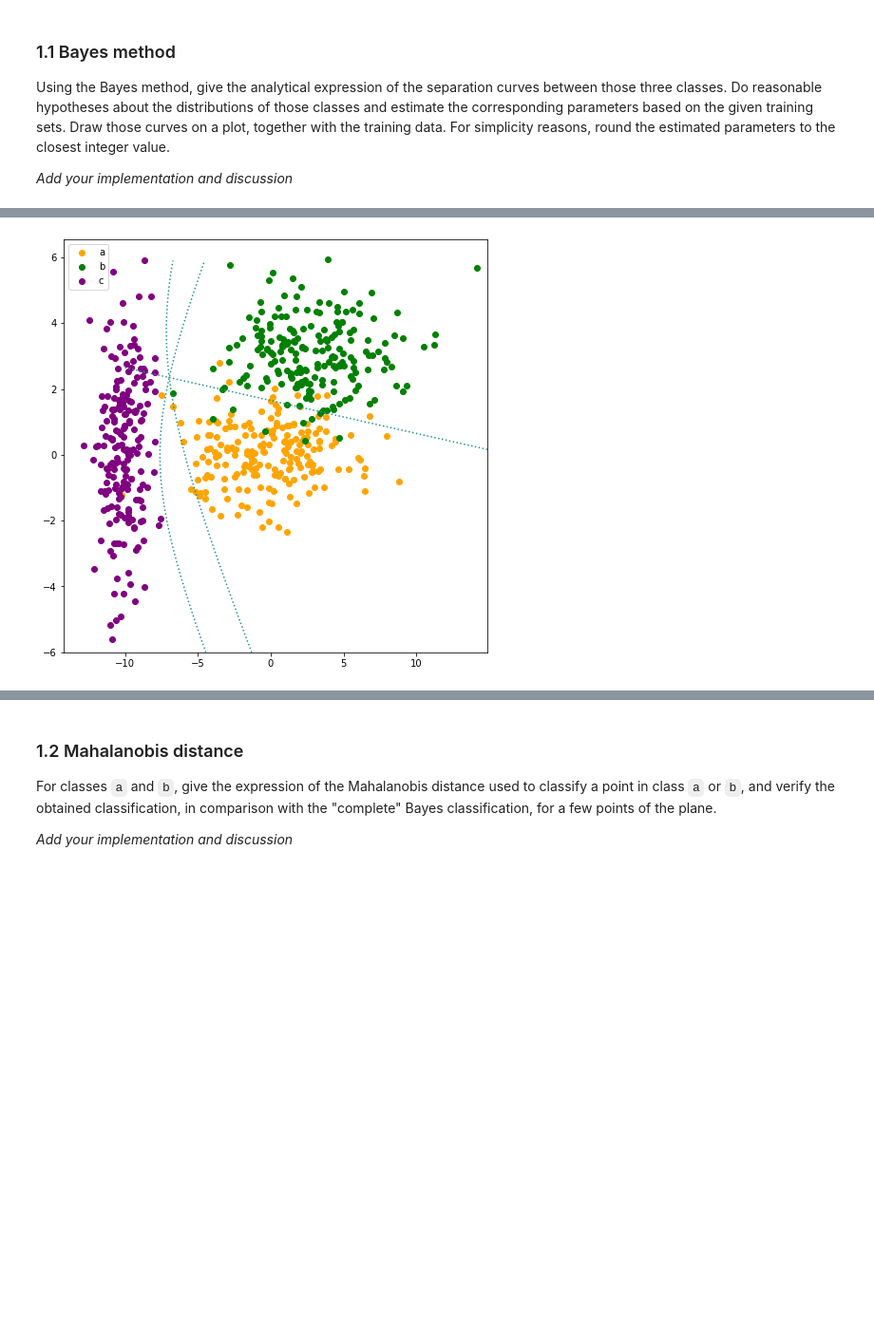
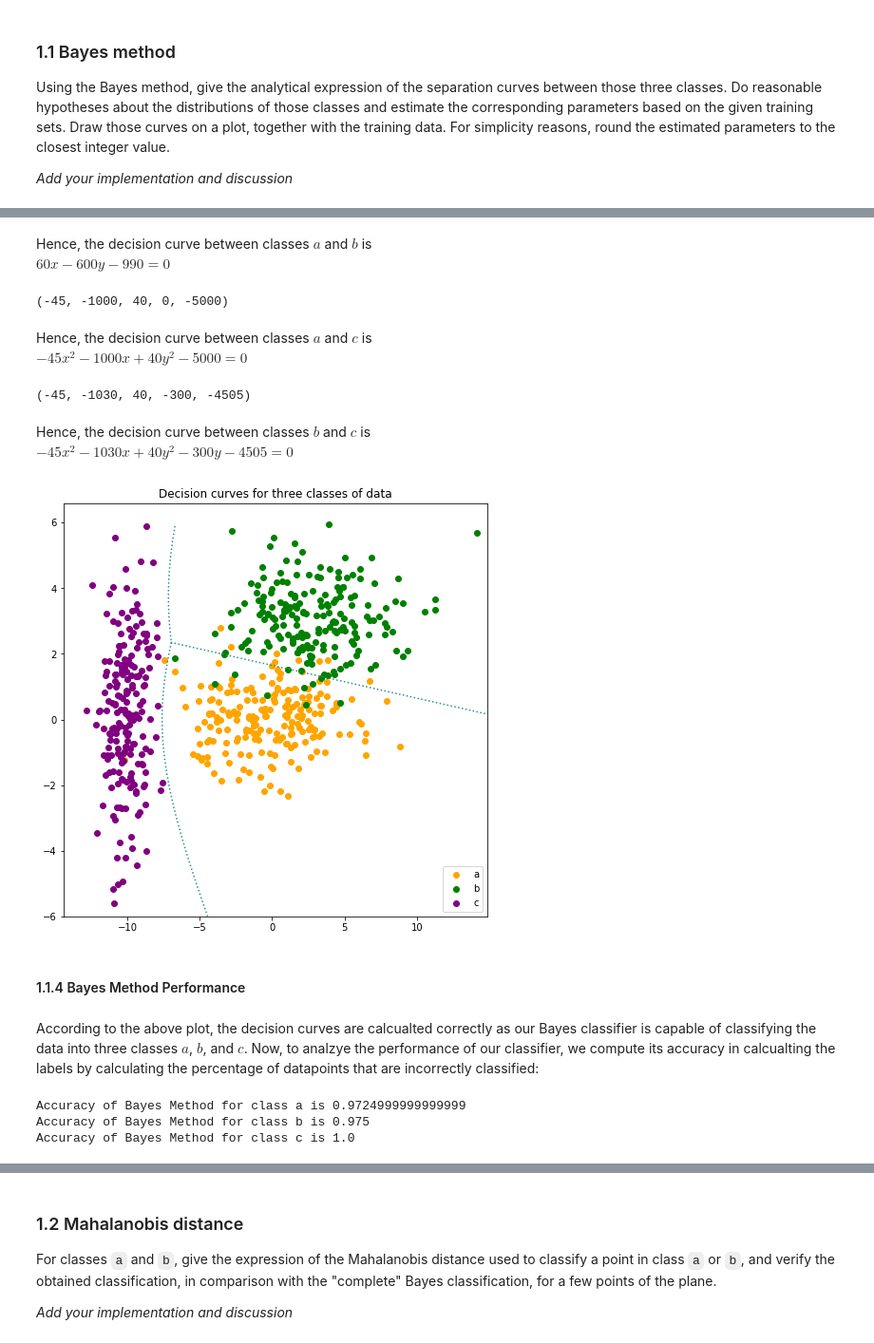
Before and after one commit to dhruti96shah/iapr-2020, a Jupyter notebook: labs/lab_03_classification_zahra.ipynb, the cells around one changed output, grey strips where cells are left out. Shown at 95% size. Cells and saved outputs as stored; diff of their text form; code cells hidden in the pictures; blank space fills up the shorter version.

Commit message:
Finalize section on Bayes Method

```diff
--- a/labs/lab_03_classification_zahra.ipynb
+++ b/labs/lab_03_classification_zahra.ipynb
@@ -122,20 +211,52 @@ get_decision_curve_coefficients(b,c)
+# %% [markdown]
+Hence, the decision curve between classes $a$ and $b$ is <br />
+$60x - 600y - 990 = 0$
+# %%
+get_decision_curve_coeffs(a,c)
+# %% [output]
+(-45, -1000, 40, 0, -5000)
+# %% [markdown]
+Hence, the decision curve between classes $a$ and $c$ is <br />
+$-45x^2 - 1000x + 40y^2 - 5000  = 0$
+# %%
+get_decision_curve_coeffs(b,c)
+# %% [output]
+(-45, -1030, 40, -300, -4505)
+# %% [markdown]
+Hence, the decision curve between classes $b$ and $c$ is <br />
+$-45x^2 - 1030x + 40y^2 - 300y - 4505  = 0$
 # %%
-x_range = np.arange(-10, 15, 0.1)
-y_range = np.arange(-6, 6, 0.1)
-x_range, y_range = np.meshgrid(x_range, y_range)
-curve_ab = 2*x_range+20*y_range-33
-curve_ac = -9*x_range*x_range-200*x_range+8*y_range*y_range-1000
-curve_bc = -9*x_range*x_range-206*x_range+8*y_range*y_range-60*y_range-901
+# Plot the decision curves
+x1_range = np.arange(-7, 15, 0.1)
+y1_range = np.arange(-6, 6, 0.1)
+x1_range, y1_range = np.meshgrid(x1_range, y1_range)
+curve_ab = 60*x1_range+600*y1_range-990
+
+x2_range = np.arange(-10, 15, 0.1)
+y2_range = np.arange(-6, 2.5, 0.1)
+x2_range, y2_range = np.meshgrid(x2_range, y2_range)
+curve_ac = -45*x2_range*x2_range-1000*x2_range+40*y2_range*y2_range-5000
+
+x3_range = np.arange(-10, 15, 0.1)
+y3_range = np.arange(2.3, 6, 0.1)
+x3_range, y3_range = np.meshgrid(x3_range, y3_range)
+curve_bc = -45*x3_range*x3_range-1030*x3_range+40*y3_range*y3_range-300*y3_range-4505
+
 fig = plt.figure(figsize = (8, 8))
 ax = fig.add_subplot(111)
 
 ax.scatter(a[:, 0], a[:, 1],  label = 'a',c='orange')
 ax.scatter(b[:, 0], b[:, 1],  label = 'b',c='green')
 ax.scatter(c[:, 0], c[:, 1],  label = 'c',c='purple')
-ax.contour(x_range, y_range, curve_ab, 0,linestyles='dotted',label='curve_ab')
-ax.contour(x_range, y_range, curve_ac, 0,linestyles='dotted',label='curve_ac')
-ax.contour(x_range, y_range, curve_bc, 0,linestyles='dotted',label='curve_bc')
-ax.legend()
+ax.contour(x1_range, y1_range, curve_ab, 0,linestyles='dotted',label='curve_ab')
+ax.contour(x2_range, y2_range, curve_ac, 0,linestyles='dotted',label='curve_ac')
+ax.contour(x3_range, y3_range, curve_bc, 0,linestyles='dotted',label='curve_bc')
+plt.title("Decision curves for the three classes of data")
+ax.legend(loc=4)
 plt.show()
 # %% [output]
-[figure, old version]
+[figure, new version]
+# %% [markdown]
+#### 1.1.4 Bayes Method Performance
+# %% [markdown]
+According to the above plot, the decision curves are calcualted correctly as our Bayes classifier is capable of classifying the data into three classes $a$, $b$, and $c$. Now, to analzye the performance of our classifier, we compute its accuracy in calcualting the labels by calculating the percentage of datapoints that are incorrectly classified:
@@ -141,0 +288,17 @@ plt.show()
+# %%
+a1_bayes_acc,a1_correct_bayes,a1_err_bayes=compute_bayes_accuracy(a,0,"ab")
+b1_bayes_acc,b1_correct_bayes,b1_err_bayes=compute_bayes_accuracy(b,1,"ab")
+
+a2_bayes_acc,a2_correct_bayes,a2_err_bayes=compute_bayes_accuracy(a,0,"ac")
+c1_bayes_acc,c1_correct_bayes,c1_err_bayes=compute_bayes_accuracy(c,1,"ac")
+
+b2_bayes_acc,b2_correct_bayes,b2_err_bayes=compute_bayes_accuracy(b,0,"ac")
+c2_bayes_acc,c2_correct_bayes,c2_err_bayes=compute_bayes_accuracy(c,1,"ac")
+
+print('Accuracy of Bayes Method for class a is '+str((a1_bayes_acc + a2_bayes_acc)/2))
+print('Accuracy of Bayes Method for class b is '+str((b1_bayes_acc + b2_bayes_acc)/2))
+print('Accuracy of Bayes Method for class c is '+str((c1_bayes_acc + c2_bayes_acc)/2))
+# %% [output]
+Accuracy of Bayes Method for class a is 0.9724999999999999
+Accuracy of Bayes Method for class b is 0.975
+Accuracy of Bayes Method for class c is 1.0
```
Also changed, not shown: parts of 20 cells of this notebook.
